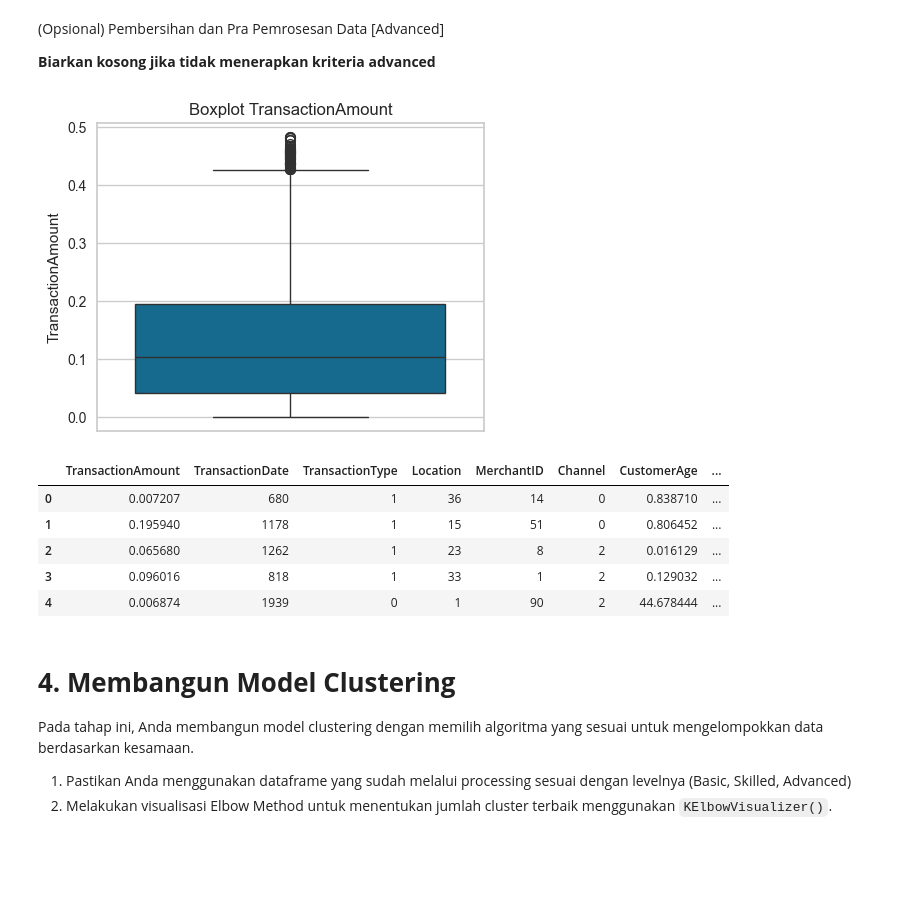
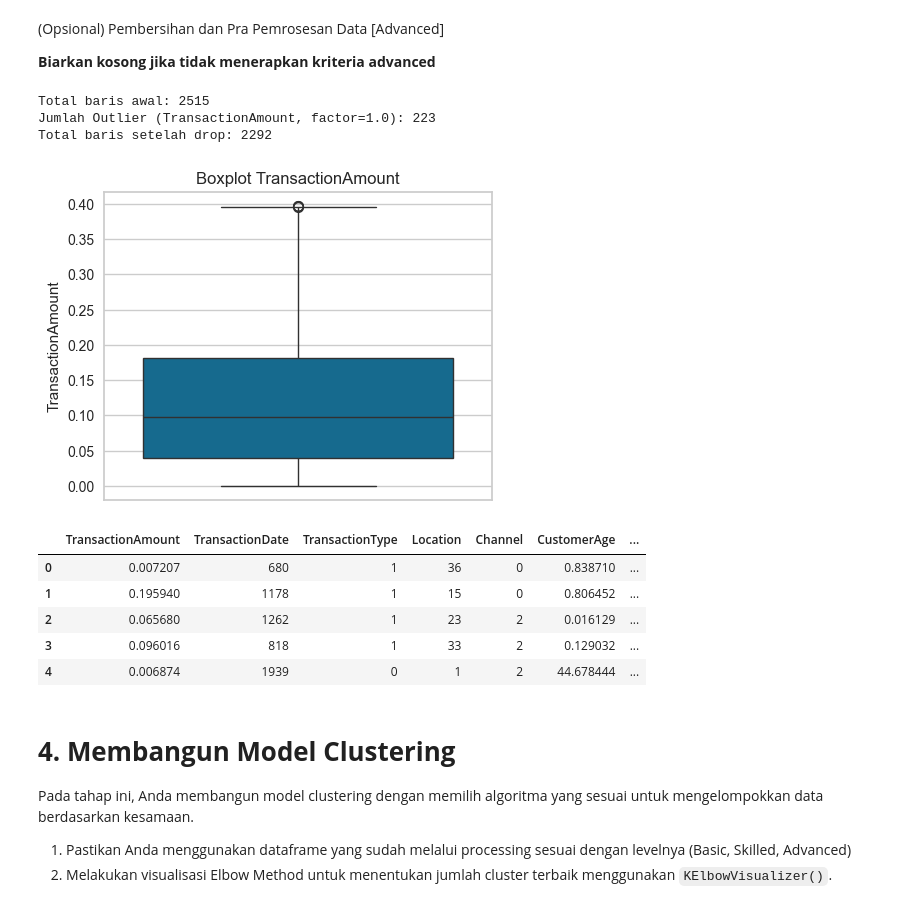
Before and after one commit to Raditfiransah/Project-Akhir-Machine-Learning-Dicoding, a Jupyter notebook: Copy_of_[Clustering]_Submission_Akhir_BMLP_Your_Name.ipynb, the cells around one changed output. Drawn from its saved outputs; the diff is of its cells as text; code cells hidden in the pictures; blank space fills up the shorter version.

```diff
--- a/Copy_of_[Clustering]_Submission_Akhir_BMLP_Your_Name.ipynb
+++ b/Copy_of_[Clustering]_Submission_Akhir_BMLP_Your_Name.ipynb
@@ -142,7 +142,7 @@ df.describe()
 # Menampilkan korelasi antar fitur (Opsional Skilled 1)
 
 # Memisahkan kolom numerik dari data.
-numeric_cols = df.select_dtypes(include=["int64", "float64"])
+numeric_cols = df.select_dtypes(include=[np.number])
 
 # Menampilkan corelasi antar kolom.
 corr = numeric_cols.corr()
@@ -264,6 +264,6 @@ df_scaled.head(5)
 | 4 | TX000005 | AC00411 | 0.006874 | 2023-10-16 17:51:24 | Credit | Atlanta | D000308 | ... |
 # %%
 # Melakukan drop pada kolom yang memiliki keterangan id dan IP Address
-df_scaled.drop(columns=['TransactionID', 'AccountID', 'DeviceID', 'IP Address'], inplace=True)
+df_scaled.drop(columns=['TransactionID', 'AccountID', 'DeviceID', 'IP Address','MerchantID'], inplace=True)
 df_scaled.head(5)
 # %% [output]
@@ -337,44 +336,60 @@ Jumlah dari data Duplikat sesudah dihapus: 0
 # %%
 # Melakukan Handling Outlier Data berdasarkan jumlah outlier, apakah menggunakan metode drop atau mengisi nilai tersebut.
 col = "TransactionAmount"
+factor = 1.0  # Menggunakan 1.0 memperketat rentang
 
+numeric_cols = df_scaled.select_dtypes(include=[np.number]).columns
+
+# Hitung batas outlier berbasis IQR untuk kolom yang dipilih
 Q1 = df_scaled[col].quantile(0.25)
 Q3 = df_scaled[col].quantile(0.75)
 IQR = Q3 - Q1
-lower_bound = Q1 - 1.5 * IQR
-upper_bound = Q3 + 1.5 * IQR
 
-outliers = df_scaled[(df_scaled[col] < lower_bound) | (df_scaled[col] > upper_bound)]
+lower_bound = Q1 - factor * IQR
+upper_bound = Q3 + factor * IQR
 
-df_scaled = df_scaled.drop(outliers.index)
+outliers = (df_scaled[col] < lower_bound) | (df_scaled[col] > upper_bound)
+num_outliers = int(outliers.sum())
+total_rows = int(len(df_scaled))
+
+print(f"Total baris awal: {total_rows}")
+print(f"Jumlah Outlier ({col}, factor={factor}): {num_outliers}")
+
+df_scaled_dropped = df_scaled[~outliers]
+df_scaled = df_scaled_dropped
+
+print(f"Total baris setelah drop: {len(df_scaled)}")
 
 plt.figure(figsize=(5,4))
 sns.boxplot(df_scaled["TransactionAmount"])
 plt.title(f'Boxplot {col}')
 plt.ylabel(col)
 plt.show()
 # %% [output]
+Total baris awal: 2515
+Jumlah Outlier (TransactionAmount, factor=1.0): 223
+Total baris setelah drop: 2292
-[figure, old version]
+[figure, new version]
 # %%
   # Melakukan binning data berdasarkan kondisi rentang nilai pada fitur numerik,
 # lakukan pada satu sampai dua fitur numerik.
 # Silahkan lakukan encode hasil binning tersebut menggunakan LabelEncoder.Z
 # Pastikan kamu mengerjakan tahapan ini pada satu cell.
 
-df_scaled["binning_transaction"] = pd.qcut(df_scaled['TransactionAmount'], q=4)
-df_scaled["binning_account_balance"] = pd.qcut(df_scaled['AccountBalance'], q=4)
+df_scaled["binning_transaction"] = pd.qcut(df_scaled['TransactionAmount'], q=4, labels=['Rendah', 'Menengah Rendah', 'Menengah Tinggi', 'Tinggi'])
+df_scaled["binning_account_balance"] = pd.qcut(df_scaled['AccountBalance'], q=4, labels=['Rendah', 'Menengah Rendah', 'Menengah Tinggi', 'Tinggi'])
 
 df_scaled["binning_transaction"] = LabelEncoder().fit_transform(df_scaled["binning_transaction"])
 df_scaled["binning_account_balance"] = LabelEncoder().fit_transform(df_scaled["binning_account_balance"])
 
 df_scaled.head(5)
 # %% [output]
-|  | TransactionAmount | TransactionDate | TransactionType | Location | MerchantID | Channel | CustomerAge | ... |
-| 0 | 0.007207 | 680 | 1 | 36 | 14 | 0 | 0.838710 | ... |
-| 1 | 0.195940 | 1178 | 1 | 15 | 51 | 0 | 0.806452 | ... |
-| 2 | 0.065680 | 1262 | 1 | 23 | 8 | 2 | 0.016129 | ... |
-| 3 | 0.096016 | 818 | 1 | 33 | 1 | 2 | 0.129032 | ... |
-| 4 | 0.006874 | 1939 | 0 | 1 | 90 | 2 | 44.678444 | ... |
+|  | TransactionAmount | TransactionDate | TransactionType | Location | Channel | CustomerAge | ... |
+| 0 | 0.007207 | 680 | 1 | 36 | 0 | 0.838710 | ... |
+| 1 | 0.195940 | 1178 | 1 | 15 | 0 | 0.806452 | ... |
+| 2 | 0.065680 | 1262 | 1 | 23 | 2 | 0.016129 | ... |
+| 3 | 0.096016 | 818 | 1 | 33 | 2 | 0.129032 | ... |
+| 4 | 0.006874 | 1939 | 0 | 1 | 2 | 44.678444 | ... |
 # %% [markdown]
 # **4. Membangun Model Clustering**
 Pada tahap ini, Anda membangun model clustering dengan memilih algoritma yang sesuai untuk mengelompokkan data berdasarkan kesamaan.
```
Also changed, not shown: parts of 13 cells of this notebook, 3 other files.
